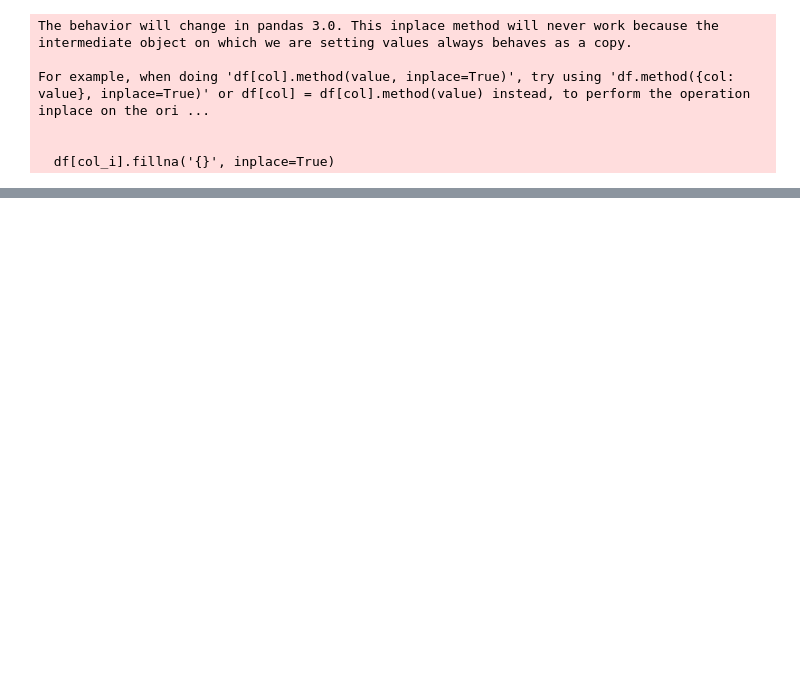
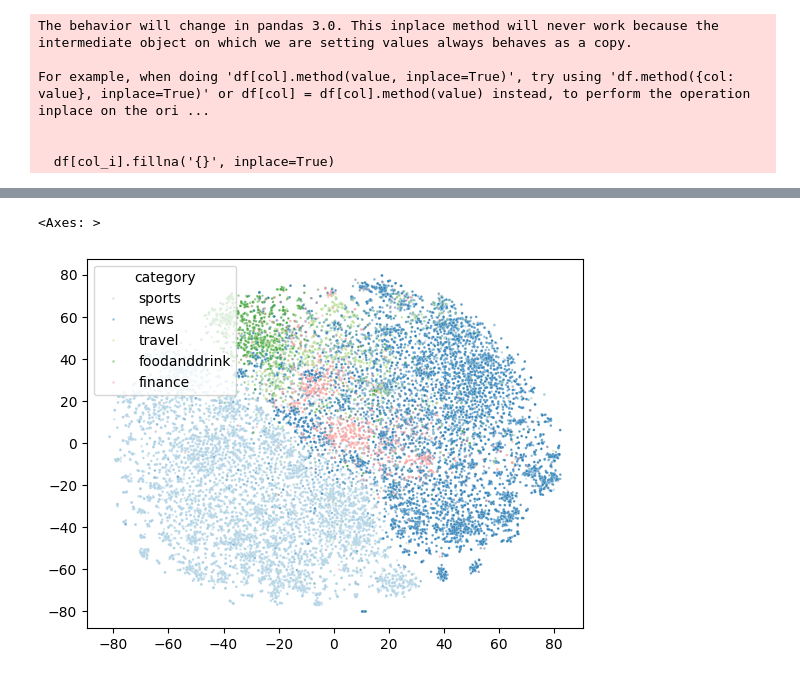
Before and after one commit to isabelsilvacorpus/mind, a Jupyter notebook: data_exploration.ipynb, the cells around one changed output, grey strips where cells are left out. Cells and saved outputs as stored; diff of their text form; code cells hidden in the pictures; blank space fills up the shorter version.

```diff
--- a/data_exploration.ipynb
+++ b/data_exploration.ipynb
@@ -45,3 +90,28 @@ title_embeddings = sbert.encode(np.vstack(news.title))
 # join embeddings with news metadata
 title_embedding_df = pd.DataFrame(zip(news.news_id, title_embeddings), columns = ["news_id", "title_embedding"])
 news_title_entity = pd.merge(title_embedding_df, news_embeddings, how = "inner", on = "news_id")
+# %%
+# visualize top 5 categories via tsne of
+top_cat_vecs = news_title_entity[news_title_entity.category.isin(["sports", "news", "finance", "travel", "foodanddrink"])].reset_index()
+
+def prepare_tsne_data(df, x_col, y_col, dim_size):
+    X = [x.reshape(dim_size,) for x in df[x_col]]
+    y = df[y_col]
+    return np.array(X), y
+
+tsne_x, tsne_y = prepare_tsne_data(top_cat_vecs, 'title_embedding', 'category', 384)
+
+# fit + transform TSNE
+tsne_X = TSNE(n_components=2, learning_rate=200, init='random', perplexity=15).fit_transform(tsne_x)
+
+sns.scatterplot(
+    x = tsne_X[:,0], y = tsne_X[:,1],
+    hue = tsne_y,
+    palette = sns.color_palette("Paired", 5),
+    legend = "full",
+    alpha = 0.5,
+    s = 3
+)
+# %% [output]
+<Axes: >
+[figure, added]
```
Also changed, not shown: parts of 6 cells of this notebook, 3 other files.
